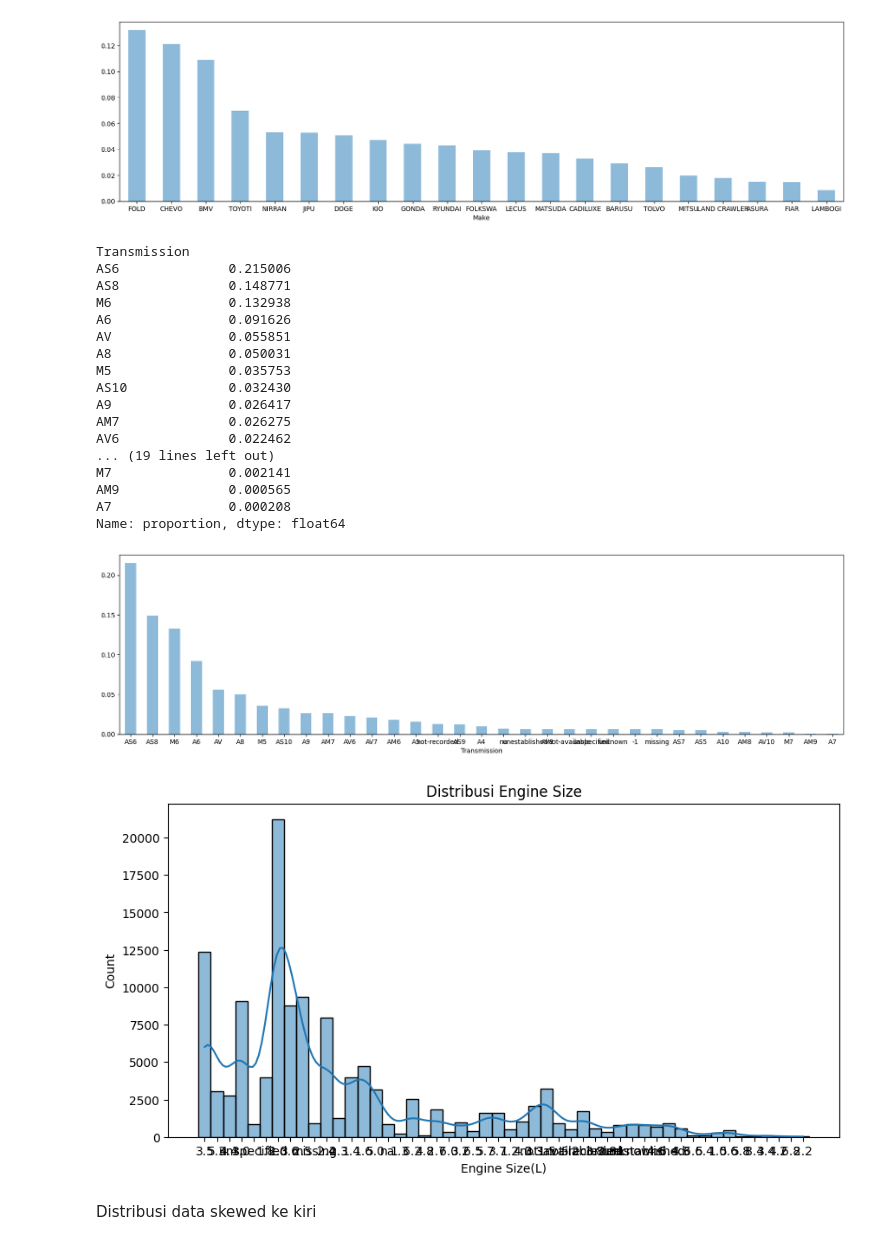
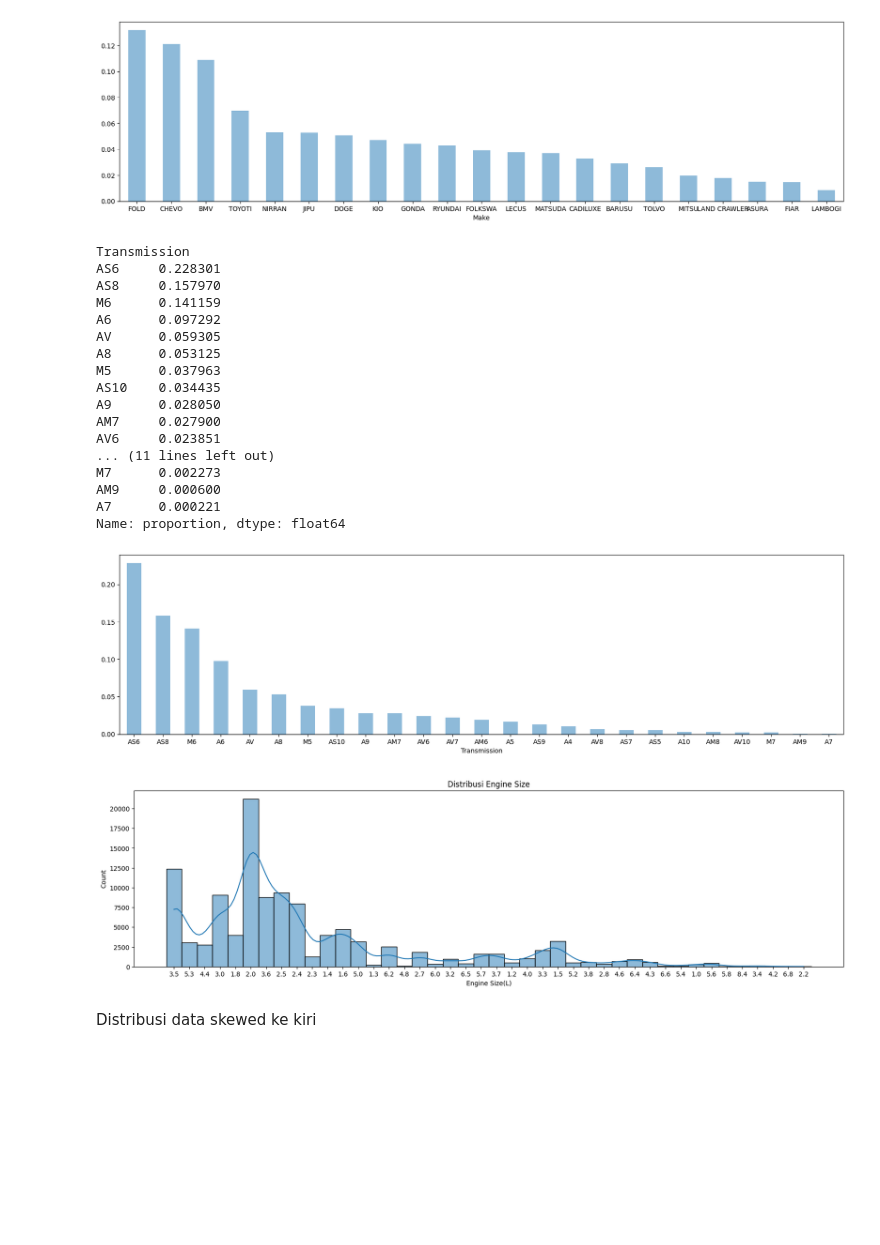
Before and after one commit to dikaizm/data-slayer, a Jupyter notebook: notebooks/1.0-data-exploration.ipynb, the cells around one changed output. Saved outputs shown, nothing was run; the diff lists cells and outputs as text; code cells hidden in the pictures; blank space fills up the shorter version.

```diff
--- a/notebooks/1.0-data-exploration.ipynb
+++ b/notebooks/1.0-data-exploration.ipynb
@@ -91,2 +93,14 @@ Fuel Type: 14
+# %%
+def similarize_missing_values(df):
+    missing_values = ['missing', '-1', 'not-recorded', 'na', 'unspecified', 'unknown', 'unestablished', 'not-available']
+    cleaned_cols = ['Vehicle Class', 'Engine Size(L)', 'Cylinders', 'Transmission', 'Fuel Type']
+
+    df_new = df.copy()
+    for col in cleaned_cols:
+        df_new[col] = df_new[col].replace(missing_values, np.nan)
+
+    return df_new
+
+train_similarized = similarize_missing_values(train)
 # %%
 import seaborn as sns
@@ -143,7 +157,7 @@ LAMBOGI         0.008495
 Name: proportion, dtype: float64
 [figure]
 # %%
-norm = train['Transmission'].value_counts(normalize=True)
+norm = train_similarized['Transmission'].dropna().value_counts(normalize=True)
 print(norm)
 
 plt.figure(figsize=(20, 5))
@@ -151,32 +165,32 @@ norm.plot(kind='bar', alpha=0.5, rot=0)
 plt.show()
 # %% [output]
 Transmission
-AS6              0.215006
-AS8              0.148771
-M6               0.132938
-A6               0.091626
-AV               0.055851
-A8               0.050031
-M5               0.035753
-AS10             0.032430
-A9               0.026417
-AM7              0.026275
-AV6              0.022462
-... (19 lines left out)
-M7               0.002141
-AM9              0.000565
-A7               0.000208
+AS6     0.228301
+AS8     0.157970
+M6      0.141159
+A6      0.097292
+AV      0.059305
+A8      0.053125
+M5      0.037963
+AS10    0.034435
+A9      0.028050
+AM7     0.027900
+AV6     0.023851
+... (11 lines left out)
+M7      0.002273
+AM9     0.000600
+A7      0.000221
 Name: proportion, dtype: float64
-[figure, old version]
+[figure, new version]
 # %%
 import seaborn as sns
 import matplotlib.pyplot as plt
 
-plt.figure(figsize=(10, 5))
-sns.histplot(train['Engine Size(L)'], kde=True)
+plt.figure(figsize=(20, 5))
+sns.histplot(train_similarized['Engine Size(L)'].dropna(), kde=True)
 plt.title('Distribusi Engine Size')
 plt.show()
 # %% [output]
-[figure, old version]
+[figure, new version]
 # %% [markdown]
 Distribusi data skewed ke kiri
```
Also changed, not shown: parts of 51 cells of this notebook, 7 other files.
